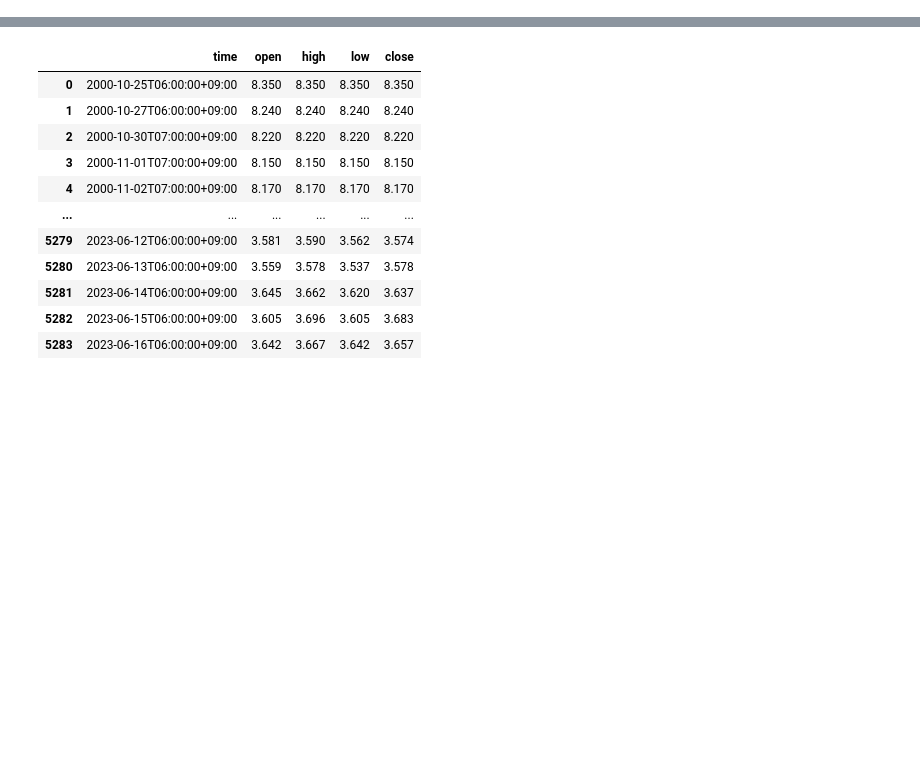
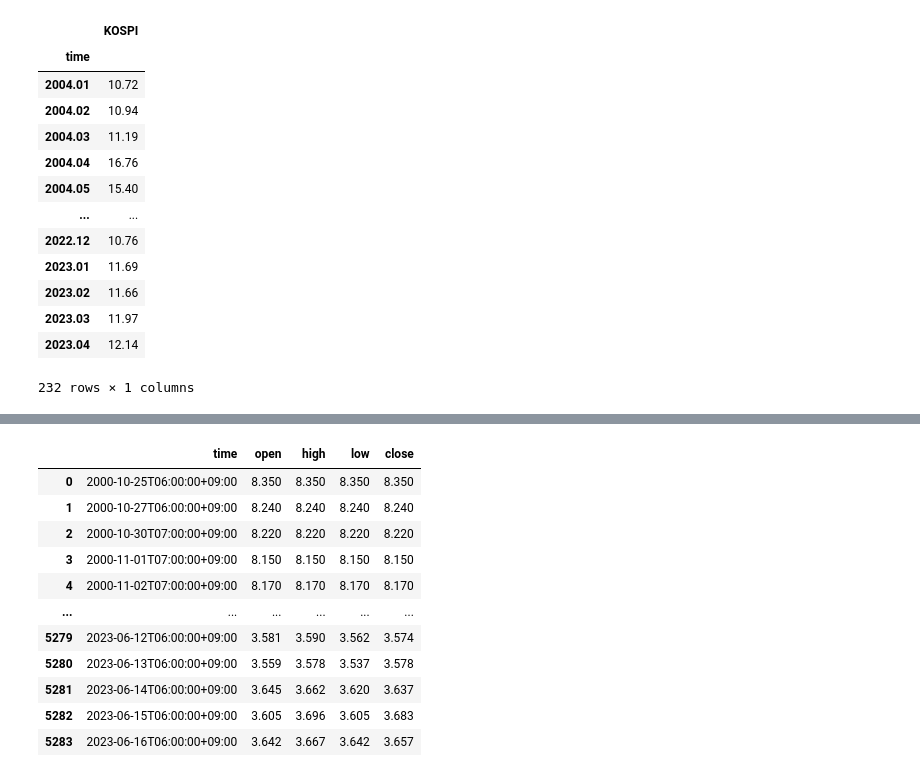
Before and after one commit to Meermeer/Projects, a Jupyter notebook: 거시경제데이터합치기.ipynb, the cells around one changed output, grey strips where cells are left out. Drawn from its saved outputs; the diff is of its cells as text; code cells hidden in the pictures; blank space fills up the shorter version.

```diff
--- a/거시경제데이터합치기.ipynb
+++ b/거시경제데이터합치기.ipynb
@@ -44,3 +44,20 @@ data5.set_index('time', inplace=True)
 data5.index = pd.to_datetime(data5.index)
 data5.index = pd.to_datetime(data5.index.date)
 data5_selected = sl.get_month_data(data5, 'close', '국고채 10년 금리')
+# %%
+data6 = pd.read_csv('./datasets/KOSPI_PER.csv', encoding='euc-kr')
+data6['시점'] = data6['시점'].astype(str)
+data6.loc[data6['시점'].str.contains('\.1$'), '시점'] = data6[data6['시점'].str.contains('\.1$')]['시점'].apply(lambda x: x[:-2] + '.10')
+data6 = data6.set_index('시점').rename_axis('time')
+data6.index = pd.to_datetime(data6.index)
+data6.index = pd.to_datetime(data6.index.date)
+data6_selected = sl.get_month_data(data6, 'KOSPI', 'kospi_per')
+
+# data6 = data6.set_index('시점').rename_axis('time')
+# data6.index = data6.index.str.replace('.', '-')
+
+# data6['시점'] = pd.to_datetime(data6['시점'], format='%Y.%m')
+# data6['시점'].data6['시점'].strftime('%Y-%m-%d')
+# data6.index = pd.to_datetime(data6.index, format='%Y.%m')
+# data6.index = pd.to_datetime(data6.index.date)
+# data6_selected = sl.get_month_data(data6, 'KOSPI', 'kospi_per')
@@ -47,7 +72,6 @@ data5_selected = sl.get_month_data(data5, 'close', '국고채 10년 금리')
 # %%
-data6 = pd.read_csv('./datasets/KOSPI_PER.csv', encoding='CP949')
-data6.set_index('시점', inplace=True)
-# data6.index = pd.to_datetime(data6.index, format='%Y.%m')
-# data6.index = pd.to_datetime(data6.index.date)
-# data6.index = pd.to_datetime(data6.index, format='%Y.%m').strftime('%Y-%m-%d')
-# data6_selected = sl.get_month_data(data6, 'KOSPI', 'kospi_per')
+data8 = pd.read_csv('./datasets/Vkospi.csv')
+data8.set_index('일자', inplace=True)
+data8.index = pd.to_datetime(data8.index)
+data8.index = pd.to_datetime(data8.index.date)
+data8_selected = sl.get_month_data(data8, '종가', 'vkospi200')
@@ -53,0 +205,17 @@ data6.set_index('시점', inplace=True)
+# %%
+data6
+# %% [output]
+|  | KOSPI |
+| time |  |
+| 2004.01 | 10.72 |
+| 2004.02 | 10.94 |
+| 2004.03 | 11.19 |
+| 2004.04 | 16.76 |
+| 2004.05 | 15.40 |
+| ... | ... |
+| 2022.12 | 10.76 |
+| 2023.01 | 11.69 |
+| 2023.02 | 11.66 |
+| 2023.03 | 11.97 |
+| 2023.04 | 12.14 |
+232 rows × 1 columns
```
Also changed, not shown: parts of 13 cells of this notebook, 3 other files.
